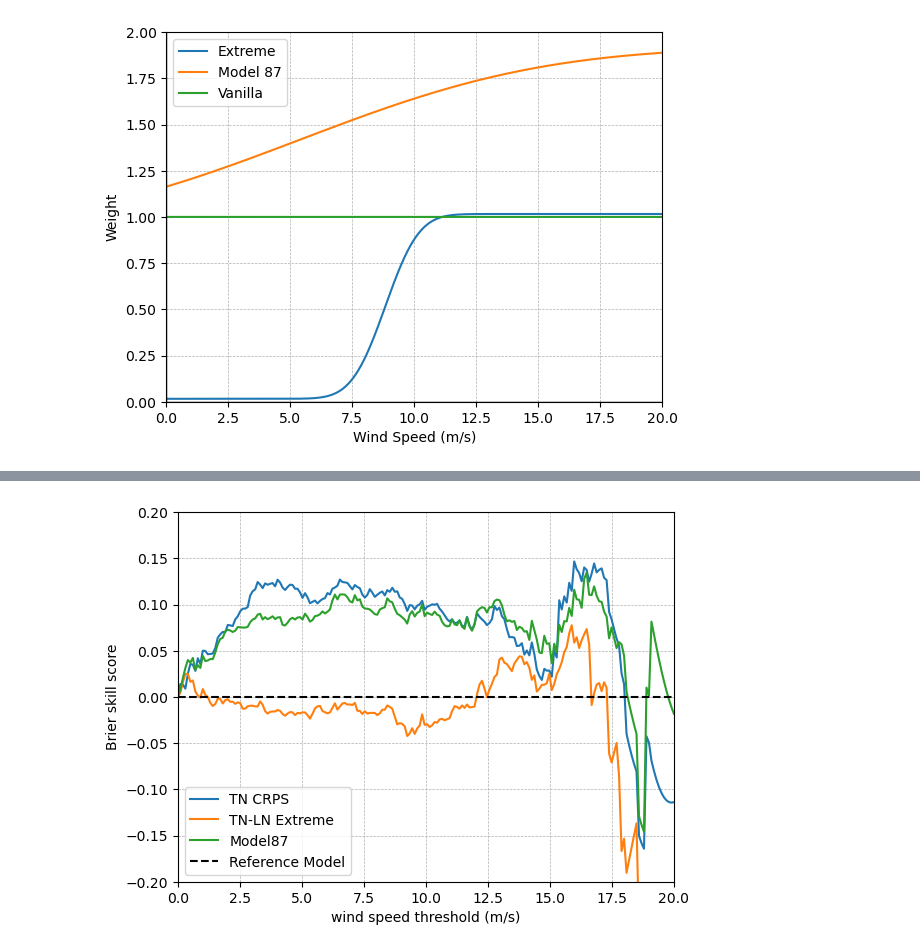
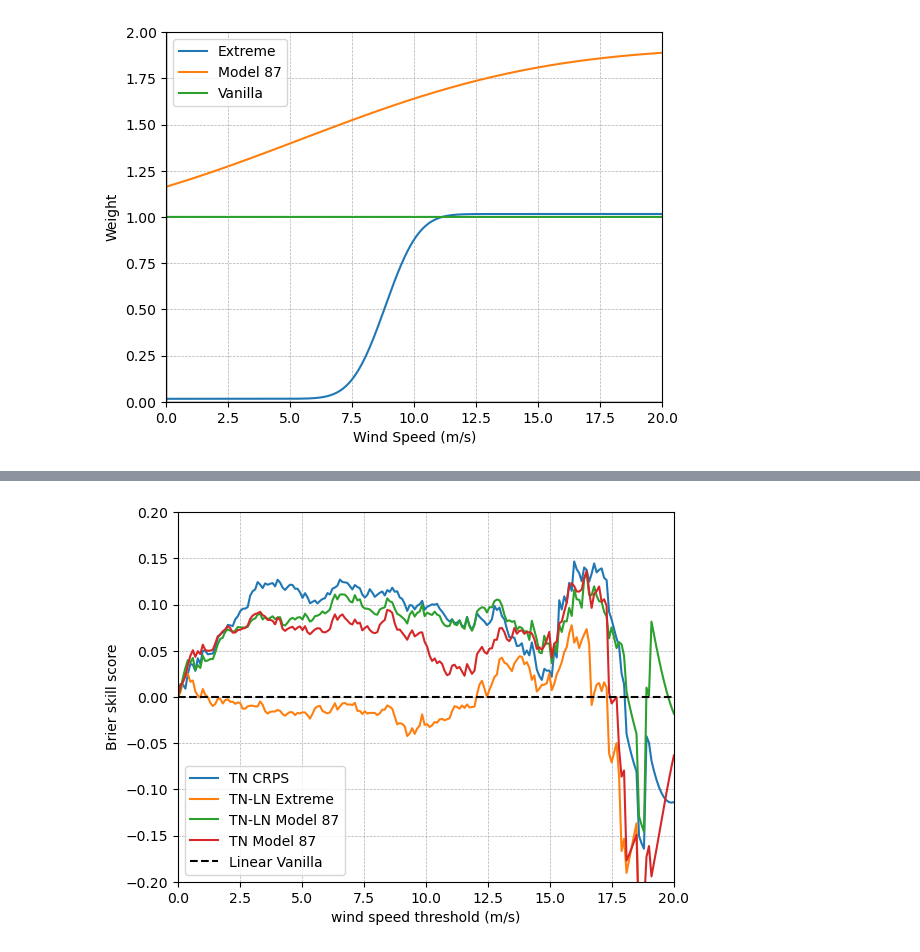
Before and after one commit to SimonHakvoort/thesiscode, a Jupyter notebook: src/nn_results/meeting_august_15.ipynb, the cells around one changed output, grey strips where cells are left out. Saved outputs shown, nothing was run; the diff lists cells and outputs as text; code cells hidden in the pictures.

```diff
--- a/src/nn_results/meeting_august_15.ipynb
+++ b/src/nn_results/meeting_august_15.ipynb
@@ -201,4 +206,8 @@ cnn_extreme = CNNEMOS.my_load(filepath, data_load)
 filepath = '/net/pc200239/nobackup/users/hakvoort/models/final_models/cnnemos/model_87'
 
 model87 = CNNEMOS.my_load(filepath, data_load)
+
+filepath = '/net/pc200239/nobackup/users/hakvoort/models/final_models/cnnemos/model_87_tn'
+
+model_87_tn = CNNEMOS.my_load(filepath, data_load)
 # %% [output]
@@ -208,5 +218,5 @@ model87 = CNNEMOS.my_load(filepath, data_load)
 # %%
-cnn_models = {'TN CRPS': cnn_base, 'TN-LN Extreme': cnn_extreme, 'Model87': model87}
+cnn_models = {'TN CRPS': cnn_base, 'TN-LN Extreme': cnn_extreme, 'TN-LN Model 87': model87, 'TN Model 87': model_87_tn}
 # %%
 filepath = '/net/pc200239/nobackup/users/hakvoort/hyperopt/hyperopt_cnn/'
 
@@ -436,5 +546,5 @@ plt.show()
 # %%
 values = np.linspace(0, 20, 200)
 ylim= [-0.2, 0.2]
-make_brier_skill_plot_tf(emos_base, cnn_models, test_data0, values, ylim=ylim)
+make_brier_skill_plot_tf(emos_base, cnn_models, test_data0, values, ylim=ylim, name_base_model='Linear Vanilla')
 # %% [output]
@@ -444 +555 @@ make_brier_skill_plot_tf(emos_base, cnn_models, test_data0, values, ylim=ylim)
-[figure, old version]
+[figure, new version]
```
Also changed, not shown: parts of 42 cells of this notebook, 5 other files.
